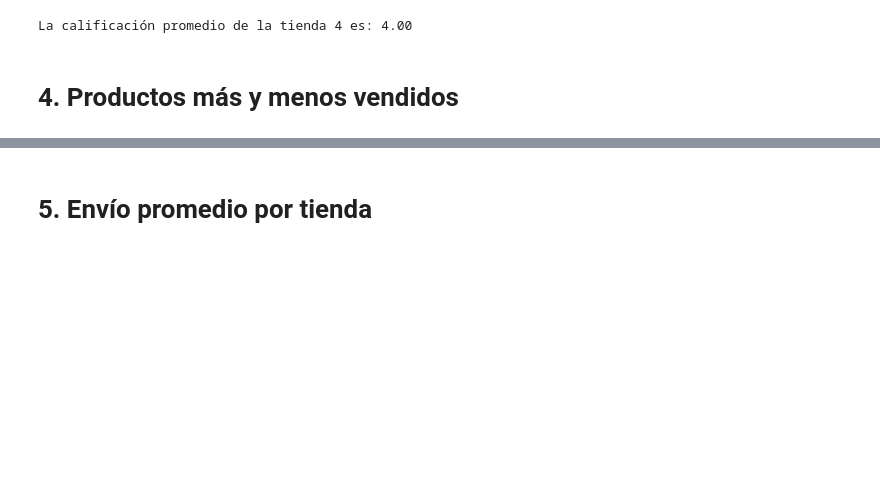
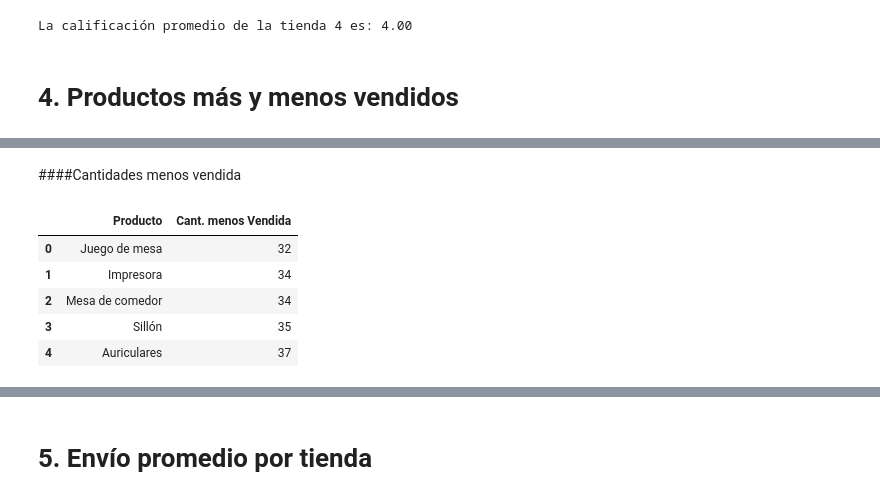
Before and after one commit to ghost22r/challenge-amigo-secreto-aluram, a Jupyter notebook: AluraStoreLatam.ipynb, the cells around one changed output, grey strips where cells are left out. Drawn from its saved outputs; the diff is of its cells as text; code cells hidden in the pictures; blank space fills up the shorter version.

```diff
--- a/AluraStoreLatam.ipynb
+++ b/AluraStoreLatam.ipynb
@@ -157,0 +194,12 @@ La calificación promedio de la tienda 4 es: 4.00
+# %% [markdown]
+####Cantidades menos vendida
+# %%
+prod_menos_vendido_tienda1 = tienda2.groupby('Producto').size().sort_values(ascending=True).head().reset_index(name='Cant. menos Vendida')
+prod_menos_vendido_tienda1
+# %% [output]
+|  | Producto | Cant. menos Vendida |
+| 0 | Juego de mesa | 32 |
+| 1 | Impresora | 34 |
+| 2 | Mesa de comedor | 34 |
+| 3 | Sillón | 35 |
+| 4 | Auriculares | 37 |
```
Also changed, not shown: parts of 18 cells of this notebook.
